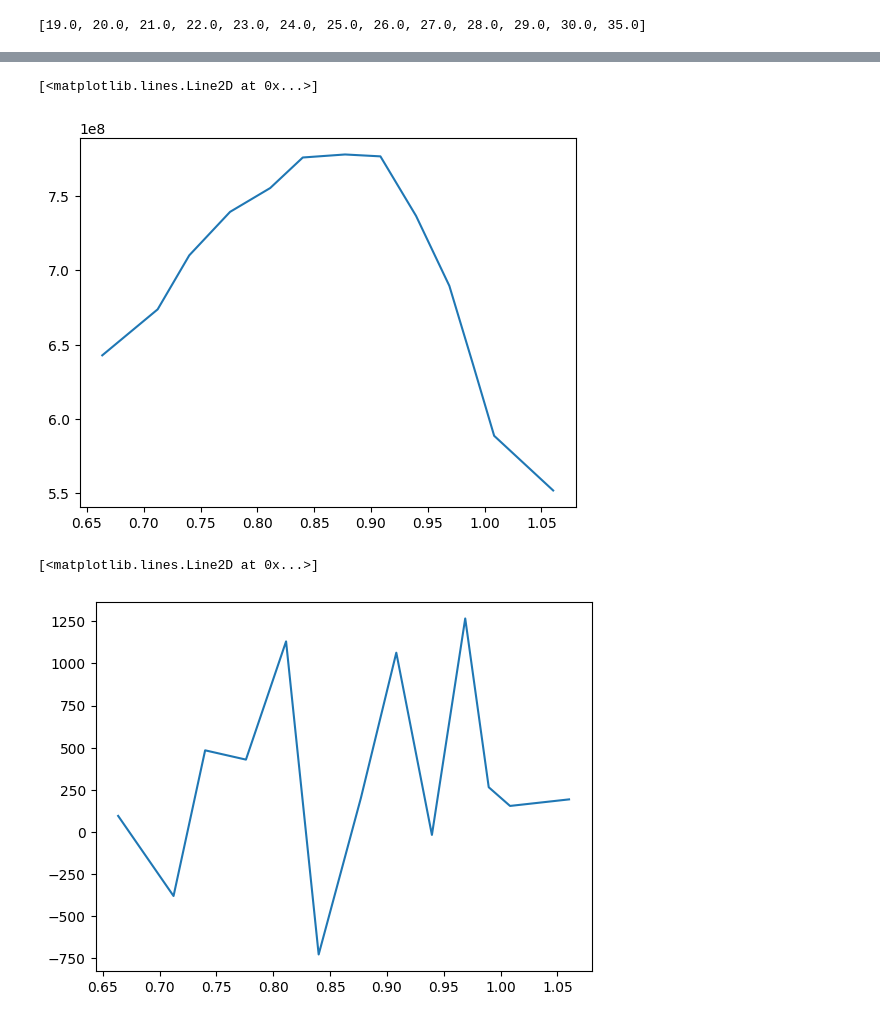
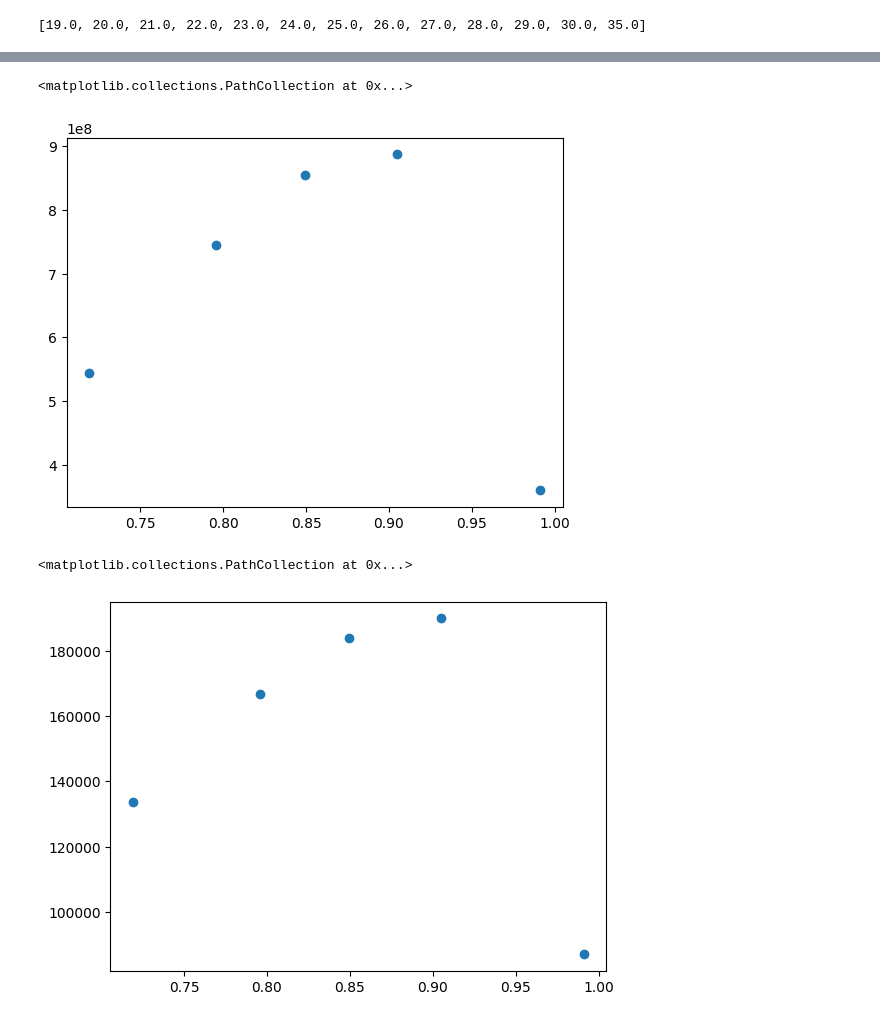
Before and after one commit to setupishe/PlasmaPython, a Jupyter notebook: runs/test_get_fluxes.ipynb, the cells around one changed output, grey strips where cells are left out. Cells and saved outputs as stored; diff of their text form; code cells hidden in the pictures.

```diff
--- a/runs/test_get_fluxes.ipynb
+++ b/runs/test_get_fluxes.ipynb
@@ -44,22 +49,26 @@ iters = {
 # %%
-temp_arr = []
+energy_arr = []
 sigma_arr = []
-for path in exps:
-    temp = float(path[2:4])
-    temp_arr.append(temp)
+for path in tqdm(exps):
     logpath = os.path.join(root, "logs",  path)
-
     params_file = os.path.join(logpath, "params.bin")
     with open(params_file, "rb") as f:
         params = pickle.load(f)
     time_step = params["periods"]["saving"]
+    h = params["geometry"]["L"]/params["numerical"]["N_x"]
+    tau = params["numerical"]["tau"]
+    time_step = params["periods"]["saving"]
 
     secondary_counts = 0
+    energies = []
     for i, particles in loop_over_states(os.path.join(logpath, "secondary_electrons.bin"), modes=["particles"]):
-        if i > iters[temp]*time_step:
+        if i > 5000*time_step:
             secondary_counts += particles.n_macro
     absorbed_counts = 0
     for i, particles in loop_over_states(os.path.join(logpath, "absorbed_electrons.bin"), modes=["particles"]):
-        if i > iters[temp]*time_step:
+        if i > 5000*time_step:
             absorbed_counts += particles.n_macro
+            energy = calc_kinetic_energy(particles, h, tau)
+            energies.append(energy/particles.n_macro/particles.q/particles.concentration)
     sigma_arr.append(secondary_counts/absorbed_counts)
+    energy_arr.append(np.mean(np.array(energies)))
@@ -65,0 +91,2 @@ for path in exps:
+# %%
+sigma_arr = np.array(sigma_arr)[:-1]
@@ -86,4 +164,5 @@ sigma_arr
 # %%
+mass_dct = {}
 energy_dct = {}
 impulse_dct = {}
 
@@ -101,17 +180,23 @@ for path in exps:
             energy_dct[kind] = []
         if kind not in impulse_dct:
             impulse_dct[kind] = []
+        if kind not in mass_dct:
+            mass_dct[kind] = []
         energy = 0
         impulse = 0
+        mass = 0
 
         for i, particles in loop_over_states(os.path.join(logpath, kind + ".bin"), modes=["particles"]):
-            if i > iters[temp]*time_step:
+            if i > 15000*time_step:
+                mass += particles.n_macro*particles.m*particles.concentration
                 energy += calc_kinetic_energy(particles, h, tau)
                 impulse += calc_impulse(particles, h, tau)
-        energy = energy/(i - iters[temp]*time_step)/tau
-        impulse = impulse/(i - iters[temp]*time_step)/tau
+        energy = energy/(i - 15000*time_step)/tau
+        impulse = impulse/(i - 15000*time_step)/tau
+        mass = mass/(i - 15000*time_step)/tau
         energy_dct[kind].append(energy)
         impulse_dct[kind].append(impulse)
+        mass_dct[kind].append(mass)
 # %%
 phi_lst = []
 for path in exps:
@@ -144,10 +234,10 @@ plt.plot(sigma_arr, impulse_dct["absorbed_electrons"])
 # %%
-plt.plot(sigma_arr, energy_dct["absorbed_ions"])
+plt.scatter(sigma_arr, energy_dct["absorbed_ions"])
 # %% [output]
-[<matplotlib.lines.Line2D at 0x...>]
+<matplotlib.collections.PathCollection at 0x...>
-[figure, old version]
+[figure, new version]
 # %%
-plt.plot(sigma_arr, impulse_dct["absorbed_ions"])
+plt.scatter(sigma_arr, impulse_dct["absorbed_ions"])
 # %% [output]
-[<matplotlib.lines.Line2D at 0x...>]
+<matplotlib.collections.PathCollection at 0x...>
-[figure, old version]
+[figure, new version]
```
Also changed, not shown: parts of 23 cells of this notebook, 1 other file.
